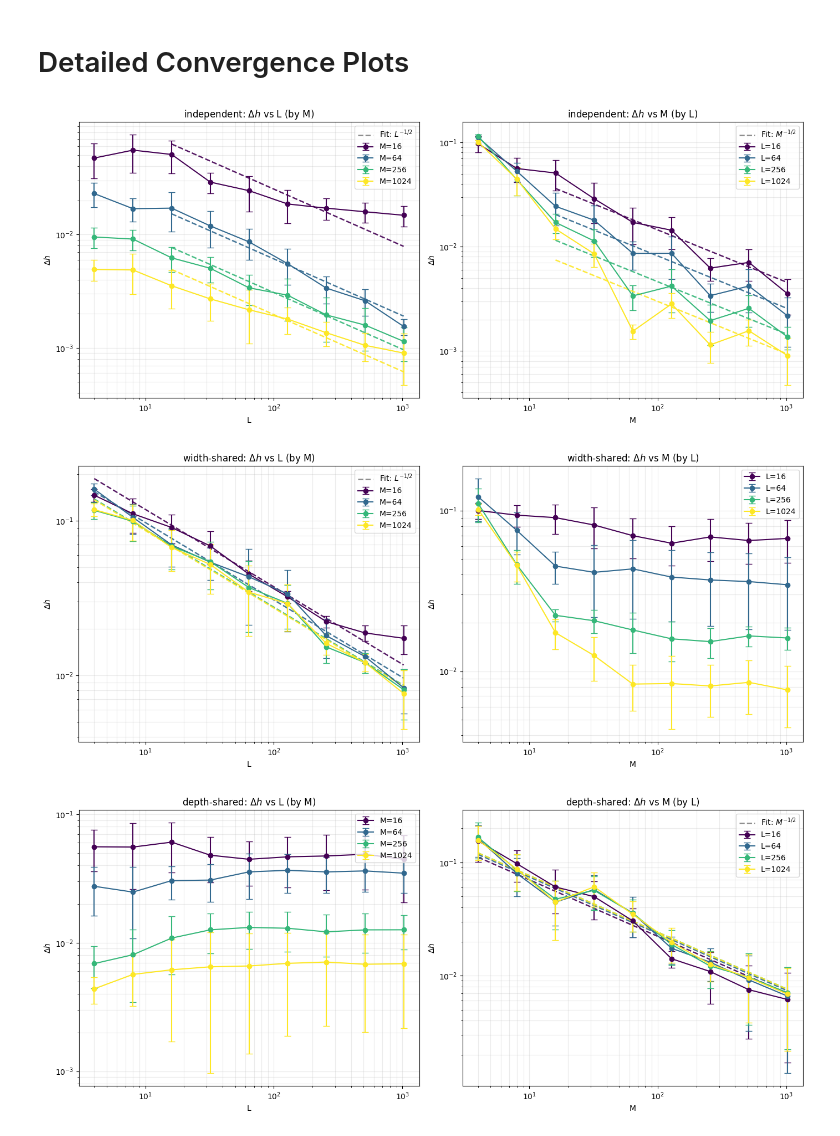
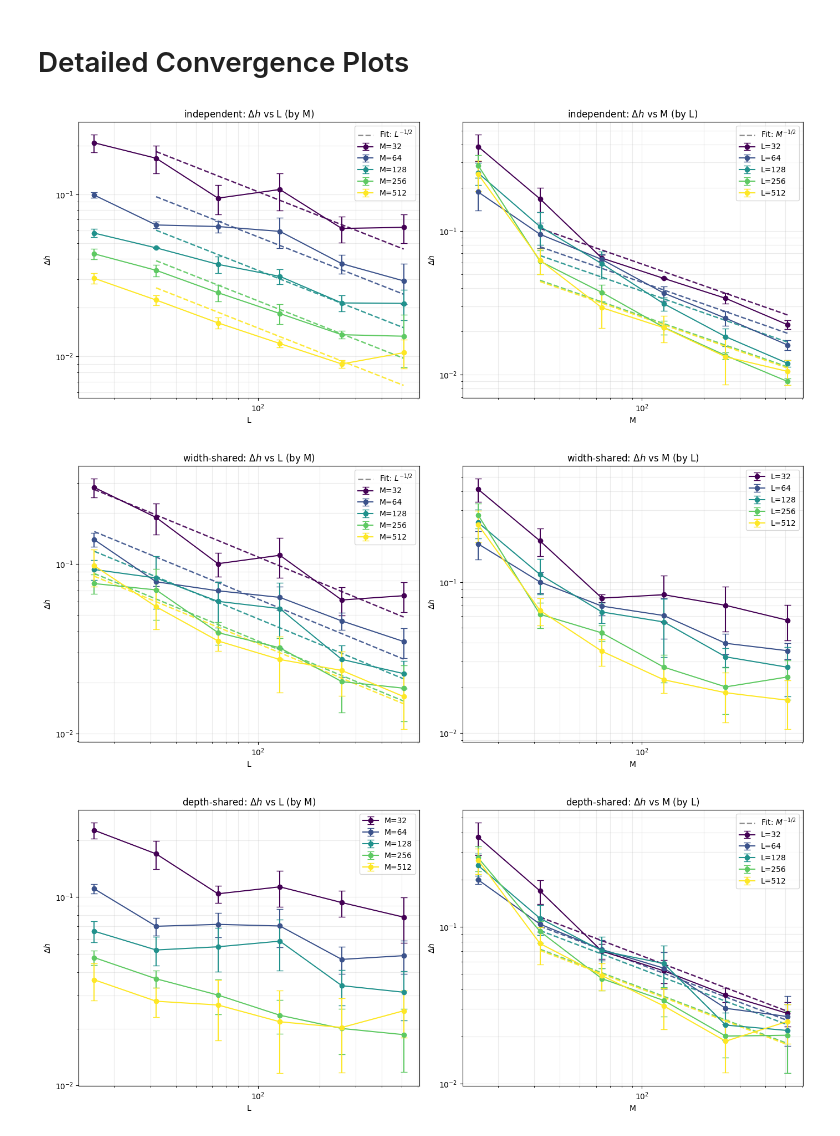
Before and after one commit to xavimaass/dropout_and_ram_2026, a Jupyter notebook: plots_from_multi_runs_load.ipynb, the cells around one changed output. Cells and saved outputs as stored; diff of their text form; code cells hidden in the pictures.

```diff
--- a/plots_from_multi_runs_load.ipynb
+++ b/plots_from_multi_runs_load.ipynb
@@ -776,13 +782,13 @@ fig_detailed_1 = plot_metric_parametrized(
     df_results_plot_detailed,
     "full_unit_dropout", #"single_source_M",#"stochastic_depth",
     metric='Delta_h',
-    target_Ms=[16, 64, 256, 1024],
-    target_Ls=[16, 64, 256, 1024],
+    target_Ms=[32, 64, 128, 256, 512],
+    target_Ls=[32, 64, 128, 256, 512],
     methods=None,
     log_x=True,
     log_y=True,
     fit_ml_inv_sqrt=True,
-    fit_ml_bounds=(16,10000),
+    fit_ml_bounds=(32,10000),
     fit_linestyle='--',
     fit_alpha=0.9,
     aggregate_duplicates=True,
@@ -791,7 +797,7 @@ fig_detailed_1 = plot_metric_parametrized(
     show=True,
 )
 # %% [output]
-[figure, old version]
+[figure, new version]
 # %%
 #fig_detailed_1.savefig(f"plots/{DATASET}/Delta_h_vs_M_and_L_full_unit_dropout.pdf")
 # %%
@@ -799,8 +805,8 @@ fig_detailed_2 = plot_metric_parametrized(
     df_results_plot_detailed,
     "stochastic_depth",#"full_unit_dropout", #"single_source_M",#"stochastic_depth",
     metric='Delta_h',
-    target_Ms=[16, 64, 256, 1024],
-    target_Ls=[16, 64, 256, 1024],
+    target_Ms=[32, 64, 128, 256, 512],
+    target_Ls=[32, 64, 128, 256, 512],
     methods=None,
     log_x=True,
     log_y=True,
@@ -814,29 +820,29 @@ fig_detailed_2 = plot_metric_parametrized(
     show=True,
 )
 # %% [output]
-[figure, old version]
+[figure, new version]
 # %%
 #fig_detailed_2.savefig(f"plots/{DATASET}/Delta_h_vs_M_and_L_stochastic_depth.pdf")
 # %%
 fig_detailed_3 = plot_metric_parametrized(
     df_results_plot_detailed,
     "single_source_M",#"full_unit_dropout", #"single_source_M",#"stochastic_depth",
     metric='Delta_h',
-    target_Ms=[16, 64, 256, 1024],
-    target_Ls=[16, 64, 256, 1024],
+    target_Ms=[32, 64, 128, 256, 512],
+    target_Ls=[32, 64, 128, 256, 512],
     methods=None,
     log_x=True,
     log_y=True,
     fit_ml_inv_sqrt=True,
-    fit_ml_bounds=(4,10000),
+    fit_ml_bounds=(32,10000),
     fit_linestyle='--',
     fit_alpha=0.9,
     aggregate_duplicates=True,
     std_combine='quadrature',
     figsize=(14, 6),
     show=True,
 )
 # %% [output]
-[figure, old version]
+[figure, new version]
 # %%
 #fig_detailed_3.savefig(f"plots/{DATASET}/Delta_h_vs_M_and_L_depth_shared.pdf")
```
Also changed, not shown: parts of 8 cells of this notebook, 5 other files.
